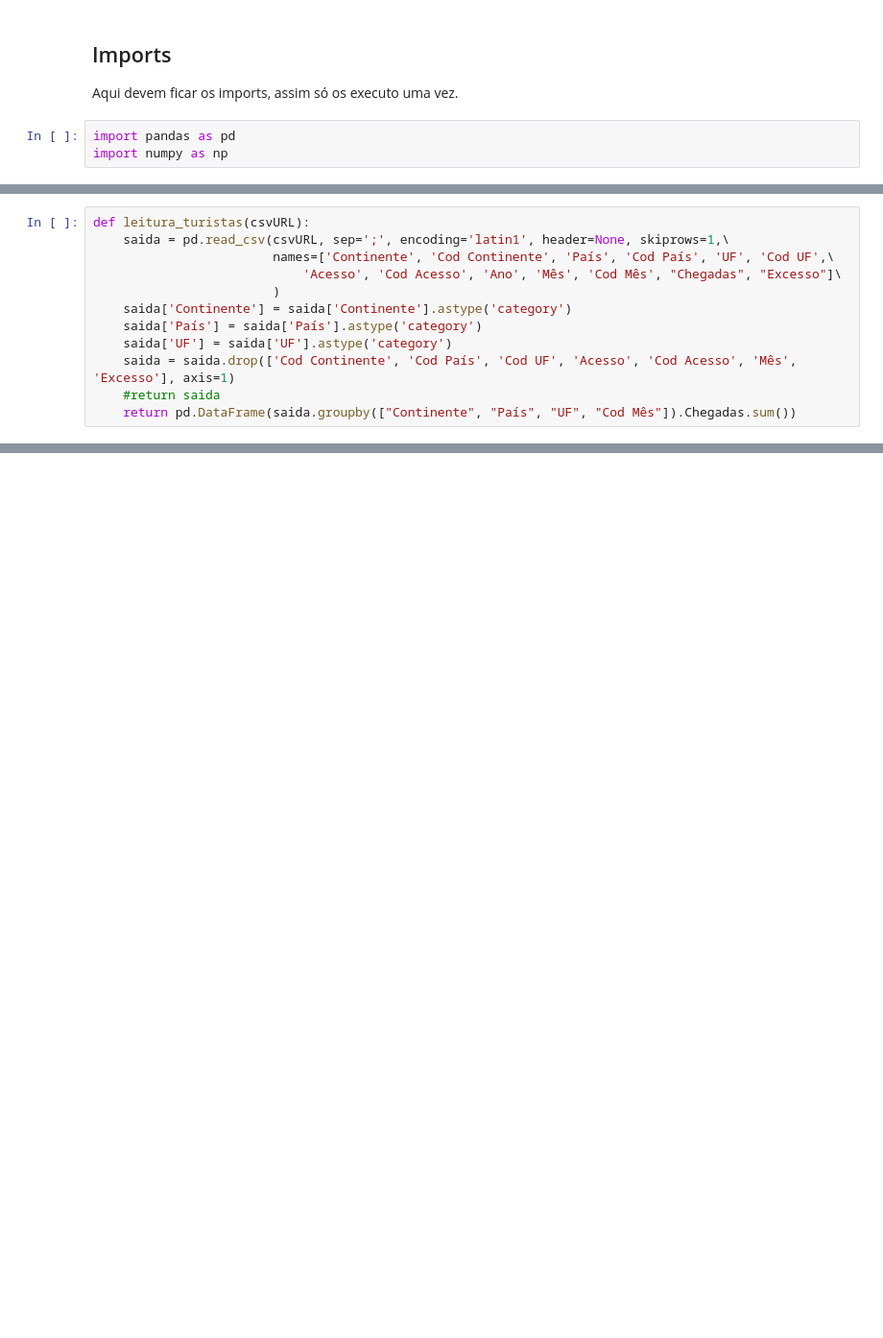
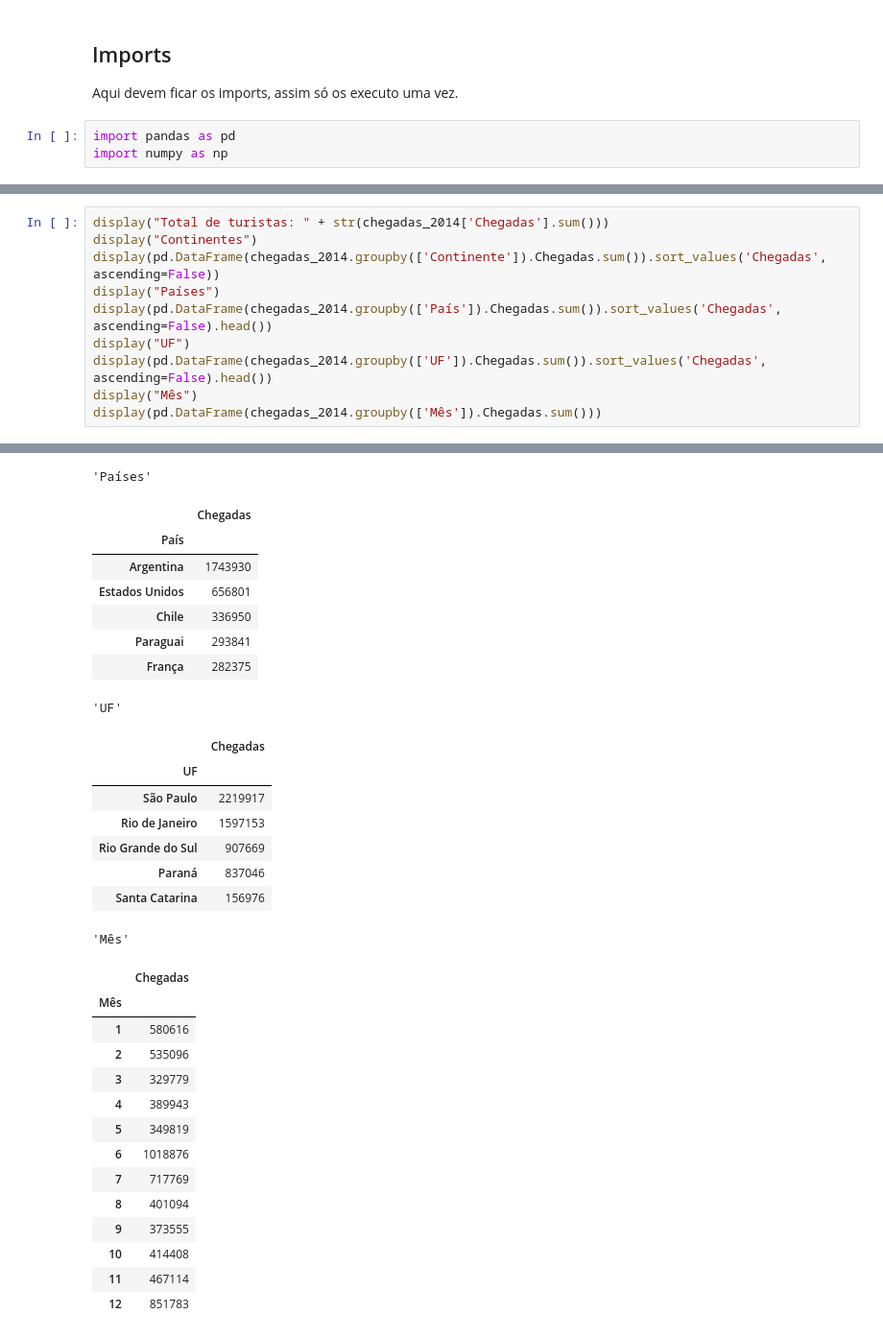
Before and after one commit to if1015-datascience-ufpe/2018-2-projeto-agua-de-coco, a Jupyter notebook: Análise Turistas.ipynb, the cells around one changed output, grey strips where cells are left out. Shown: that part at 96% size. Drawn from its saved outputs; the diff is of its cells as text; blank space fills up the shorter version.

```diff
--- a/Análise Turistas.ipynb
+++ b/Análise Turistas.ipynb
@@ -52,12 +17,0 @@ América do Norte;3;Estados Unidos;68;Minas Gerais;13;Aérea;1;2014;janeiro;1;62
-# %%
-def leitura_turistas(csvURL):
-    saida = pd.read_csv(csvURL, sep=';', encoding='latin1', header=None, skiprows=1,\
-                        names=['Continente', 'Cod Continente', 'País', 'Cod País', 'UF', 'Cod UF',\
-                            'Acesso', 'Cod Acesso', 'Ano', 'Mês', 'Cod Mês', "Chegadas", "Excesso"]\
-                        )
-    saida['Continente'] = saida['Continente'].astype('category')
-    saida['País'] = saida['País'].astype('category')
-    saida['UF'] = saida['UF'].astype('category')
-    saida = saida.drop(['Cod Continente', 'Cod País', 'Cod UF', 'Acesso', 'Cod Acesso', 'Mês', 'Excesso'], axis=1)
-    #return saida
-    return pd.DataFrame(saida.groupby(["Continente", "País", "UF", "Cod Mês"]).Chegadas.sum())
@@ -217,0 +83,11 @@ pd.DataFrame(chegadas_2016.groupby(["cod mes"]).Chegadas.sum())
+# %%
+display("Total de turistas: " + str(chegadas_2014['Chegadas'].sum()))
+display("Continentes")
+display(pd.DataFrame(chegadas_2014.groupby(['Continente']).Chegadas.sum()).sort_values('Chegadas', ascending=False))
+display("Países")
+display(pd.DataFrame(chegadas_2014.groupby(['País']).Chegadas.sum()).sort_values('Chegadas', ascending=False).head())
+display("UF")
+display(pd.DataFrame(chegadas_2014.groupby(['UF']).Chegadas.sum()).sort_values('Chegadas', ascending=False).head())
+display("Mês")
+display(pd.DataFrame(chegadas_2014.groupby(['Mês']).Chegadas.sum()))
+# %% [output]
@@ -217,0 +106,31 @@ pd.DataFrame(chegadas_2016.groupby(["cod mes"]).Chegadas.sum())
+'Países'
+|  | Chegadas |
+| País |  |
+| Argentina | 1743930 |
+| Estados Unidos | 656801 |
+| Chile | 336950 |
+| Paraguai | 293841 |
+| França | 282375 |
+'UF'
+|  | Chegadas |
+| UF |  |
+| São Paulo | 2219917 |
+| Rio de Janeiro | 1597153 |
+| Rio Grande do Sul | 907669 |
+| Paraná | 837046 |
+| Santa Catarina | 156976 |
+'Mês'
+|  | Chegadas |
+| Mês |  |
+| 1 | 580616 |
+| 2 | 535096 |
+| 3 | 329779 |
+| 4 | 389943 |
+| 5 | 349819 |
+| 6 | 1018876 |
+| 7 | 717769 |
+| 8 | 401094 |
+| 9 | 373555 |
+| 10 | 414408 |
+| 11 | 467114 |
+| 12 | 851783 |
```
Also changed, not shown: parts of 24 cells of this notebook, 7 other files.
